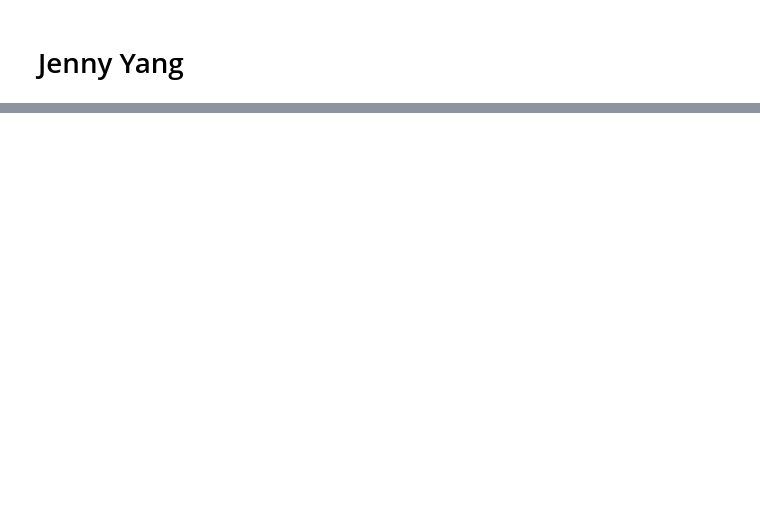
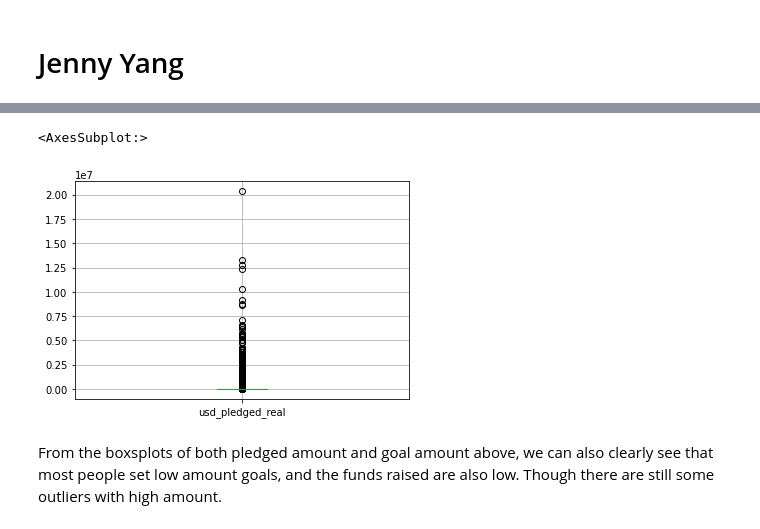
Before and after one commit to data301-2021-winter1/project-group45-project, a Jupyter notebook: notebooks/analysis2.ipynb, the cells around one changed output, grey strips where cells are left out. Drawn from its saved outputs; the diff is of its cells as text; code cells hidden in the pictures; blank space fills up the shorter version.

```diff
--- a/notebooks/analysis2.ipynb
+++ b/notebooks/analysis2.ipynb
@@ -16,0 +113,7 @@ df.head()
+# %%
+df.boxplot('usd_pledged_real')
+# %% [output]
+<AxesSubplot:>
+[figure, added]
+# %% [markdown]
+From the boxsplots of both pledged amount and goal amount above, we can also clearly see that most people set low amount goals, and the funds raised are also low. Though there are still some outliers with high amount.
```
Also changed, not shown: parts of 37 cells of this notebook, 1 other file.
